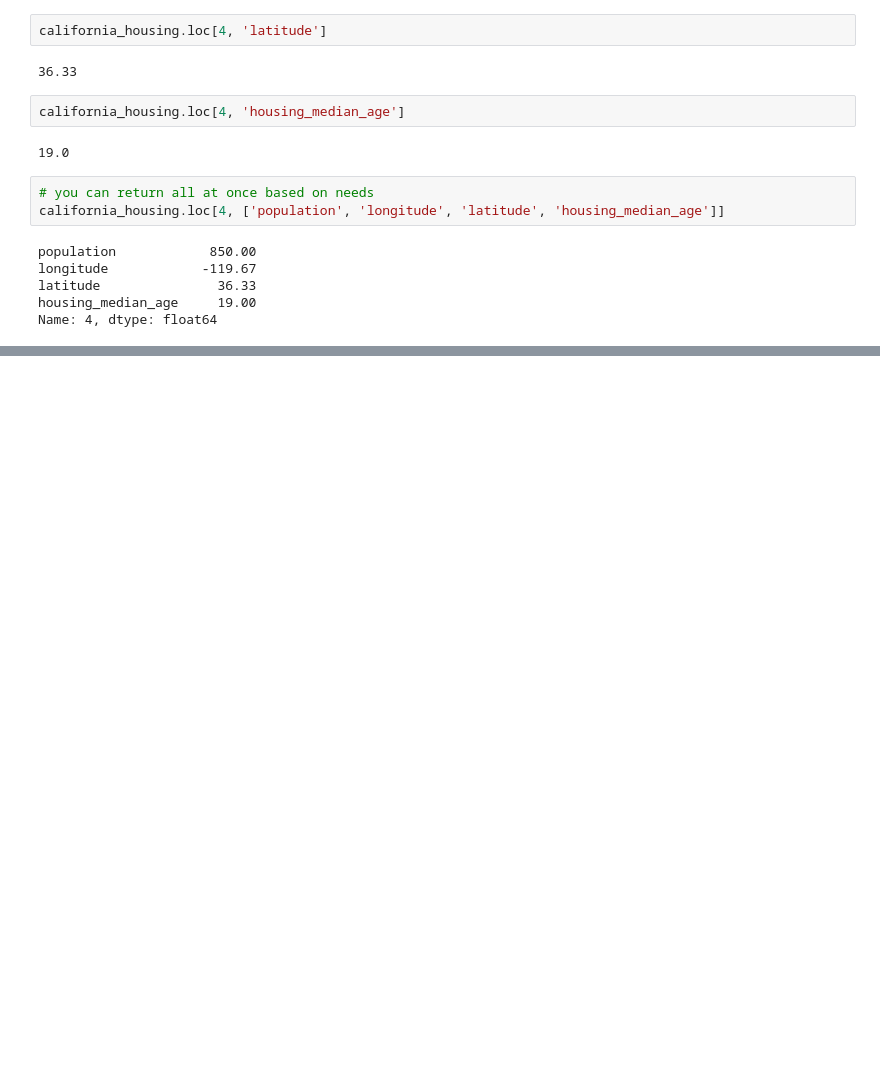
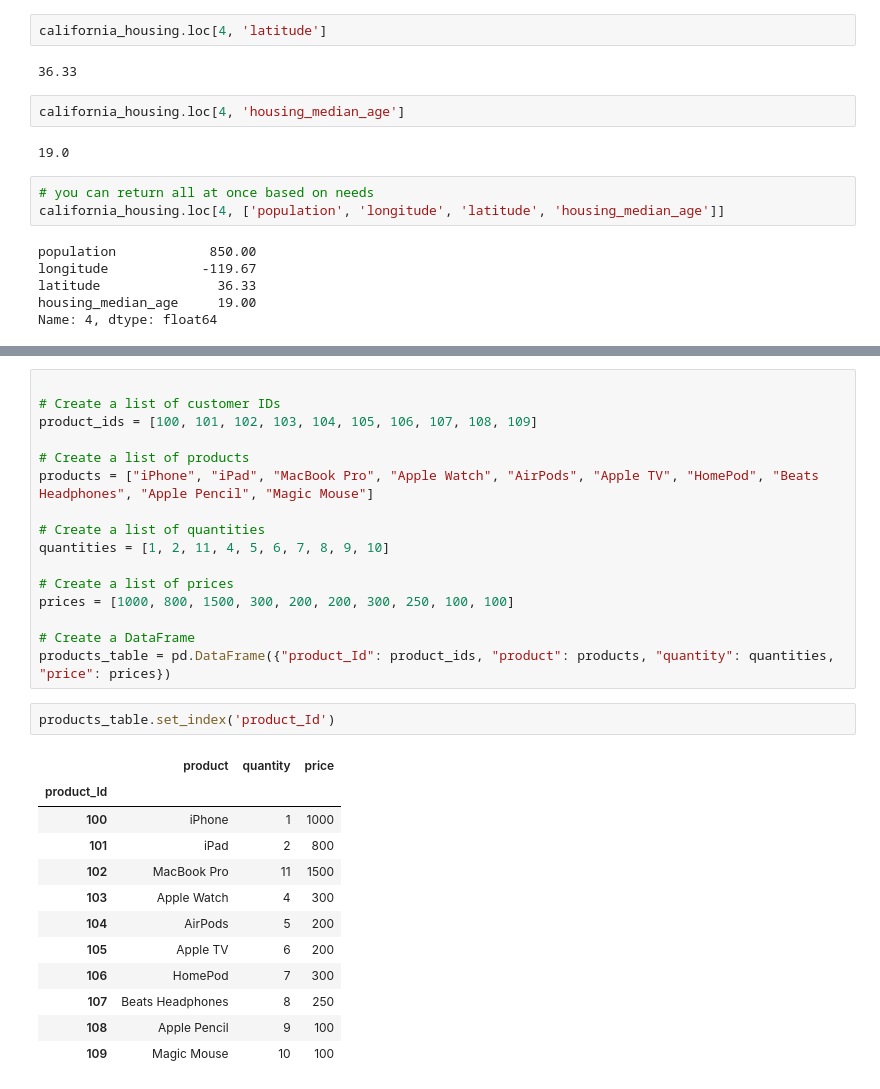
Before and after one commit to andazi/learning-pandas, a Jupyter notebook: learning_pandas.ipynb, the cells around one changed output, grey strips where cells are left out. Drawn from its saved outputs; the diff is of its cells as text; blank space fills up the shorter version.

Commit message:
Combining Series to DataFrame

```diff
--- a/learning_pandas.ipynb
+++ b/learning_pandas.ipynb
@@ -313,0 +511,31 @@ Name: 4, dtype: float64
+# %%
+
+# Create a list of customer IDs
+product_ids = [100, 101, 102, 103, 104, 105, 106, 107, 108, 109]
+
+# Create a list of products
+products = ["iPhone", "iPad", "MacBook Pro", "Apple Watch", "AirPods", "Apple TV", "HomePod", "Beats Headphones", "Apple Pencil", "Magic Mouse"]
+
+# Create a list of quantities
+quantities = [1, 2, 11, 4, 5, 6, 7, 8, 9, 10]
+
+# Create a list of prices
+prices = [1000, 800, 1500, 300, 200, 200, 300, 250, 100, 100]
+
+# Create a DataFrame
+products_table = pd.DataFrame({"product_Id": product_ids, "product": products, "quantity": quantities, "price": prices})
+# %%
+products_table.set_index('product_Id')
+# %% [output]
+|  | product | quantity | price |
+| product_Id |  |  |  |
+| 100 | iPhone | 1 | 1000 |
+| 101 | iPad | 2 | 800 |
+| 102 | MacBook Pro | 11 | 1500 |
+| 103 | Apple Watch | 4 | 300 |
+| 104 | AirPods | 5 | 200 |
+| 105 | Apple TV | 6 | 200 |
+| 106 | HomePod | 7 | 300 |
+| 107 | Beats Headphones | 8 | 250 |
+| 108 | Apple Pencil | 9 | 100 |
+| 109 | Magic Mouse | 10 | 100 |
```
Also changed, not shown: parts of 21 cells of this notebook.
